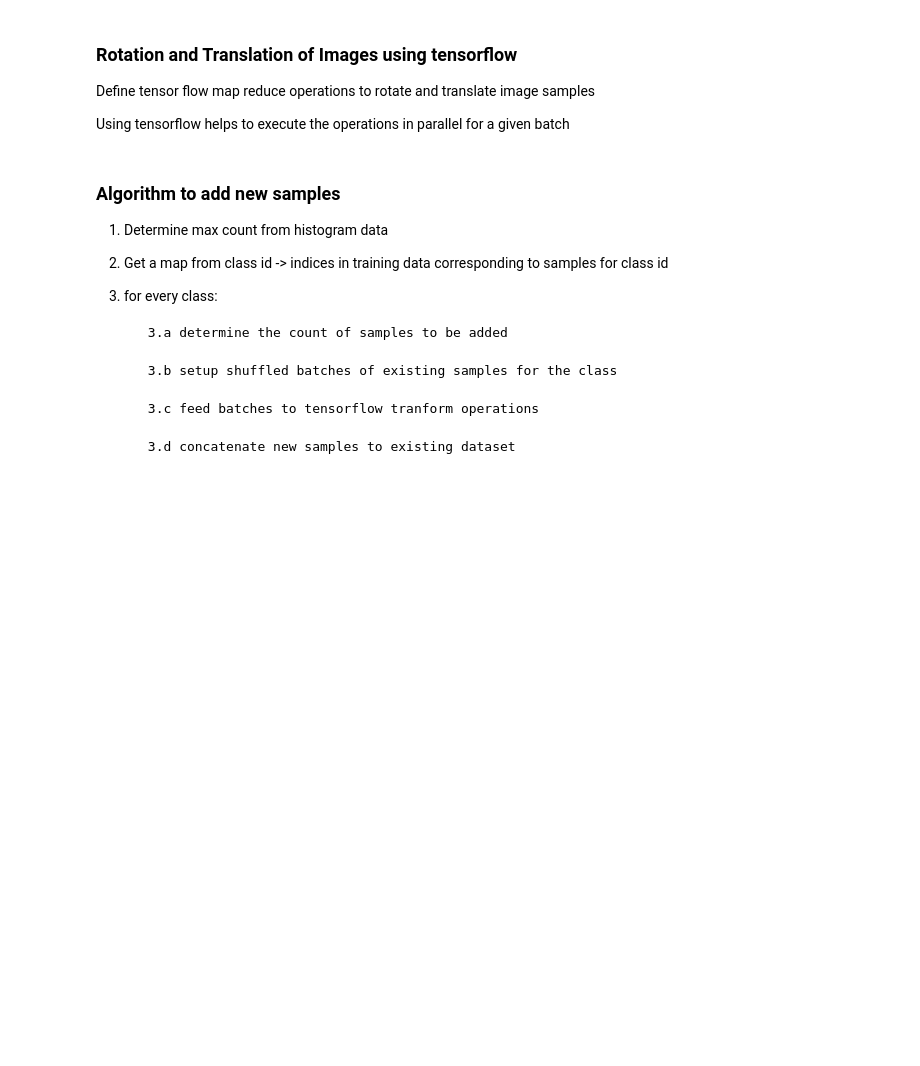
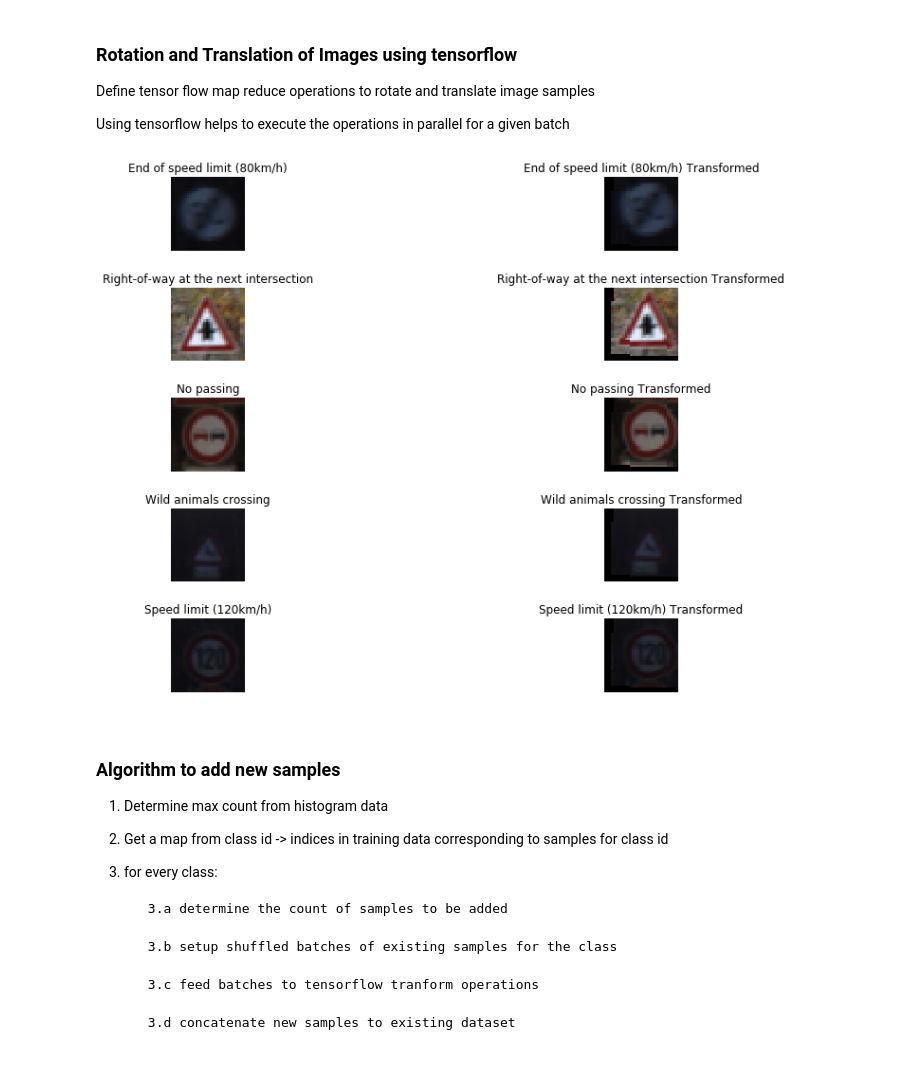
Before and after one commit to hanumant07/traffic_sign_detection, a Jupyter notebook: Traffic_Sign_Classifier.ipynb, the cells around one changed output. Drawn from its saved outputs; the diff is of its cells as text; code cells hidden in the pictures; blank space fills up the shorter version.

```diff
--- a/Traffic_Sign_Classifier.ipynb
+++ b/Traffic_Sign_Classifier.ipynb
@@ -188,33 +229,70 @@ input_samples = tf.placeholder(tf.float32, (None, 32, 32, 3))
 
 # rotate image
 def rotate_images(image):
-    lower_bound = np.random.randint(-5, 0)
-    upper_bound = np.random.randint(0, 5)
+    lower_bound = np.random.randint(-20, 0)
+    upper_bound = np.random.randint(0, 20)
     angle = np.random.uniform(lower_bound, upper_bound)
     radians = angle * np.pi / 180
     return tf.contrib.image.rotate(image, radians)
+
 
 # translate image
 def translate_images(image):
     dx = np.random.uniform(-5, 5)
     dy = np.random.uniform(-5, 5)
-    translations = [1, 0, -dx, 0, 1, -dy, 0, 0]
+    translations = [1, 0, dx, 0, 1, dy, 0, 0]
     images = tf.contrib.image.transform(image, translations)
     return images
 
+# scale pixels to 0 to 1
+def scale_down(img):
+    return tf.div(img, 255.0)
+
+
+# scale up
+def scale_up(img):
+    return tf.scalar_mul(255.0, img)
+
+
+# adjust image brightness
 def adjust_brightness(image):
-    return tf.image.adjust_brightness(image, 0.2)
+    return tf.image.random_brightness(image, 0)
+
 
 # entry transform function
 def transform_images(images):
+    images = tf.map_fn(scale_down, images)
     np.random.seed(10)
     images = tf.map_fn(rotate_images, images)
     np.random.seed(12)
     images = tf.map_fn(translate_images, images)
     images = tf.map_fn(adjust_brightness, images)
+    images = tf.map_fn(scale_up, images)
     return images
 
 new_images = transform_images(input_samples)
+# %%
+# test transforms
+
+with tf.Session() as sess:
+    indices = np.random.randint(0, len(X_train), 5)
+    samples = X_train[np.array(indices)]
+    labels = y_train[np.array(indices)]
+    transformed_samples = sess.run(new_images, feed_dict={input_samples:samples})
+    combined = zip(samples, transformed_samples)
+    fig, axs = plt.subplots(5,2, figsize=(15,10))
+    fig.subplots_adjust(hspace=0.5, wspace=0.2)
+    for i, (orig, new) in enumerate(combined):
+
+        name = data_info.get_name_for_label(labels[i])
+        axs[i][0].set_title(name)
+        axs[i][0].imshow(orig)
+        axs[i][0].axis('off')
+        axs[i][1].set_title(name + ' Transformed')
+        axs[i][1].imshow(np.uint8(new))
+        axs[i][1].axis('off')
+# %% [output]
+[figure, added]
 # %% [markdown]
 ### Algorithm to add new samples
 
```
Also changed, not shown: parts of 16 cells of this notebook, 8 other files.
